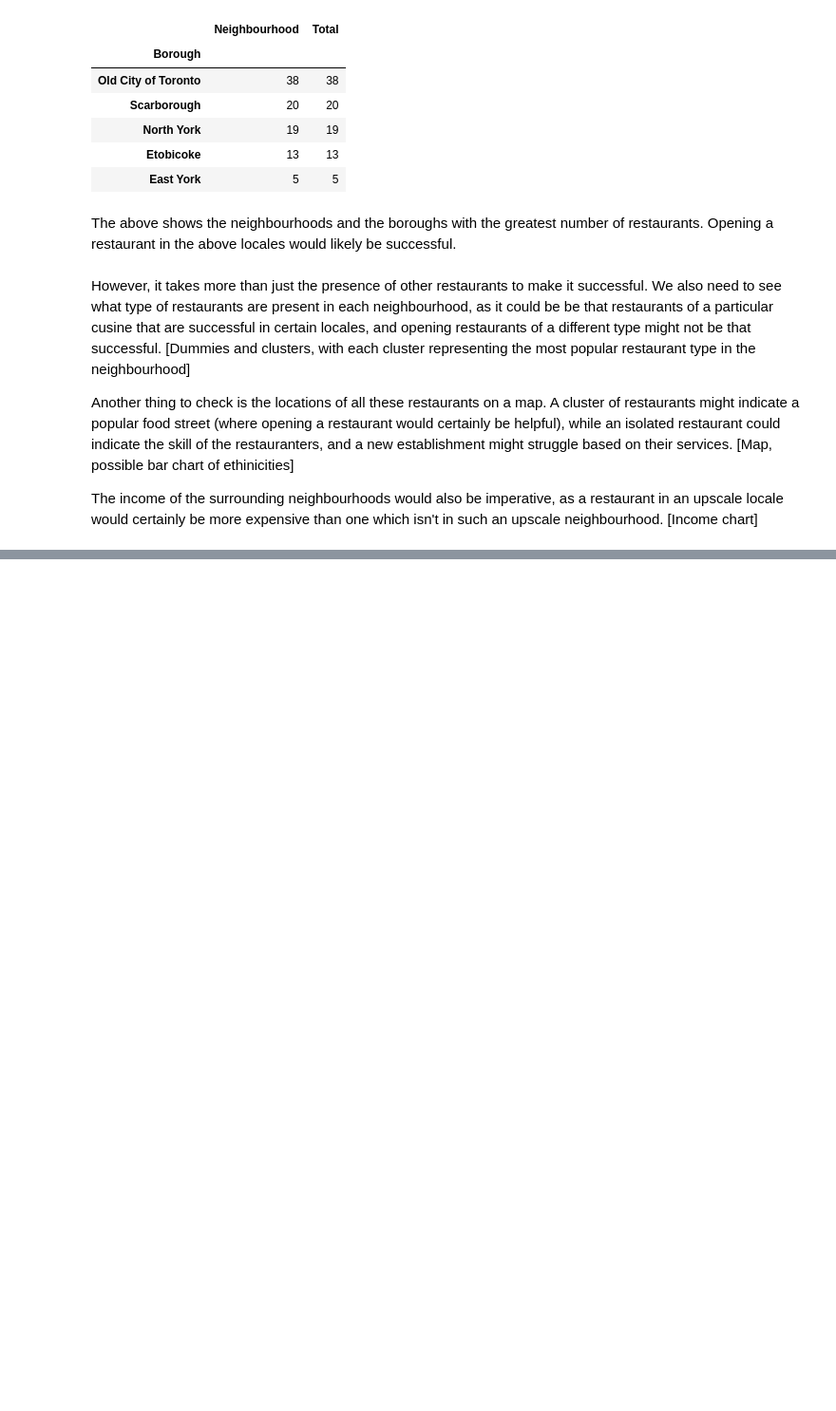
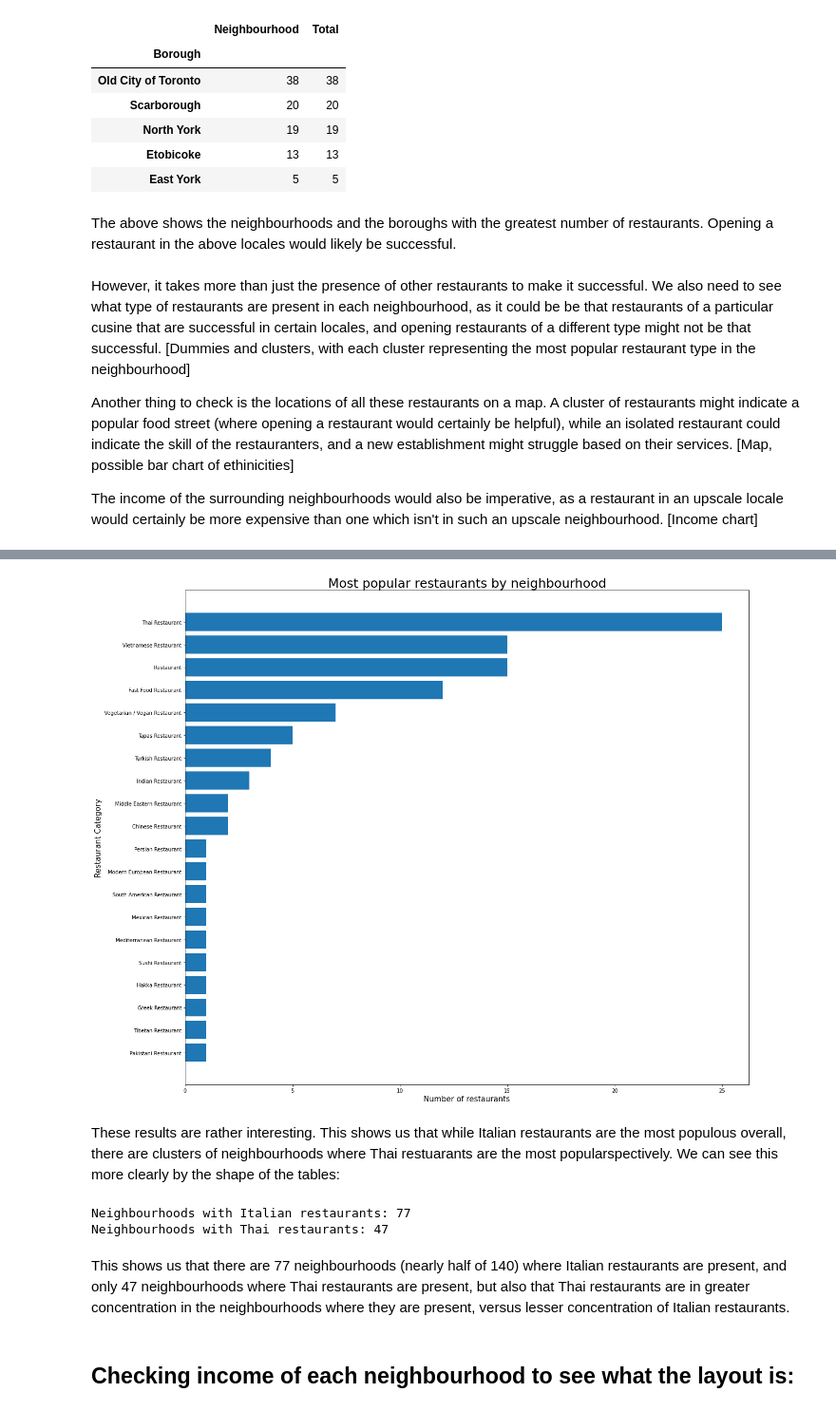
Before and after one commit to Bruno-42/Coursera_Capstone, a Jupyter notebook: Actual_final_project.ipynb, the cells around one changed output, grey strips where cells are left out. Shown at 95% size. Drawn from its saved outputs; the diff is of its cells as text; code cells hidden in the pictures; blank space fills up the shorter version.

```diff
--- a/Actual_final_project.ipynb
+++ b/Actual_final_project.ipynb
@@ -214,0 +271,5 @@ Now we groupby neighbourhood to see what the layout is:
+# %%
+ngh_colours = {}
+for neighbourhood in resturants['Neighbourhood'].unique():
+    colour = get_color_list()
+    ngh_colours.update({neighbourhood: colour})
@@ -290,0 +435,29 @@ The income of the surrounding neighbourhoods would also be imperative, as a rest
+# %%
+vs = 3
+
+res_neighbourhoods = []
+
+for hood in resturants['Neighbourhood'].unique():
+    temp = resturants.loc[resturants['Neighbourhood'] == hood][['Venue_Category', 'Neighbourhood']]
+
+    raw = temp.groupby('Venue_Category')[['Neighbourhood']].count().sort_values(by = 'Venue_Category', ascending = False).head(vs).reset_index().T
+
+    try:
+        one = raw.iloc[0,0]
+        two = raw.iloc[0,1]
+        three = raw.iloc[0,2]
+    except IndexError:
+        try:
+            two = raw.iloc[0,1]
+            three = 'None'
+        except IndexError:
+            try:
+                two = 'None'
+                three = 'None'
+            except Exception as err:
+                print(err)
+
+    row = {'Neighbourhood':hood,'1st Most Popular Type':one,'2nd Most Popular Type':two,'3rd Most Popular Type':three}
+    res_neighbourhoods.append(row)
+
+popular_restaurants = pd.DataFrame(res_neighbourhoods)
@@ -290,0 +473,23 @@ The income of the surrounding neighbourhoods would also be imperative, as a rest
+# %%
+poptypeone = popular_restaurants.groupby('1st Most Popular Type').count().sort_values(by = 'Neighbourhood', ascending = True).reset_index()
+# %%
+plt.figure(figsize = (20, 18))
+plt.barh(poptypeone['1st Most Popular Type'], poptypeone['Neighbourhood'])
+plt.ylabel('Restaurant Category', fontdict = {'fontsize': 15})
+plt.xlabel('Number of restaurants', fontdict = {'fontsize': 15})
+plt.title('Most popular restaurants by neighbourhood', fontdict = {'fontsize': 25})
+plt.show()
+# %% [output]
+[figure, added]
+# %% [markdown]
+These results are rather interesting. This shows us that while Italian restaurants are the most populous overall, there are clusters of neighbourhoods where Thai restuarants are the most popularspectively. We can see this more clearly by the shape of the tables:
+# %%
+print('Neighbourhoods with Italian restaurants:', resturants.loc[resturants['Venue_Category'] == 'Italian Restaurant'].shape[0])
+print('Neighbourhoods with Thai restaurants:', resturants.loc[resturants['Venue_Category'] == 'Thai Restaurant'].shape[0])
+# %% [output]
+Neighbourhoods with Italian restaurants: 77
+Neighbourhoods with Thai restaurants: 47
+# %% [markdown]
+This shows us that there are 77 neighbourhoods (nearly half of 140) where Italian restaurants are present, and only 47 neighbourhoods where Thai restaurants are present, but also that Thai restaurants are in greater concentration in the neighbourhoods where they are present, versus lesser concentration of Italian restaurants.
+# %% [markdown]
+## Checking income of each neighbourhood to see what the layout is:
```
Also changed, not shown: parts of 39 cells of this notebook.
